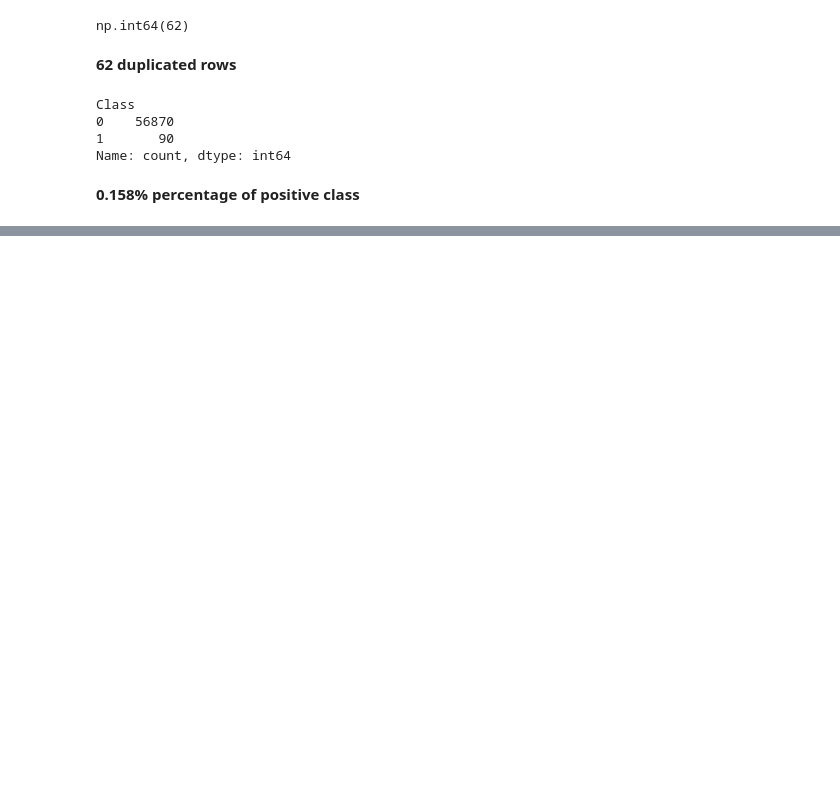
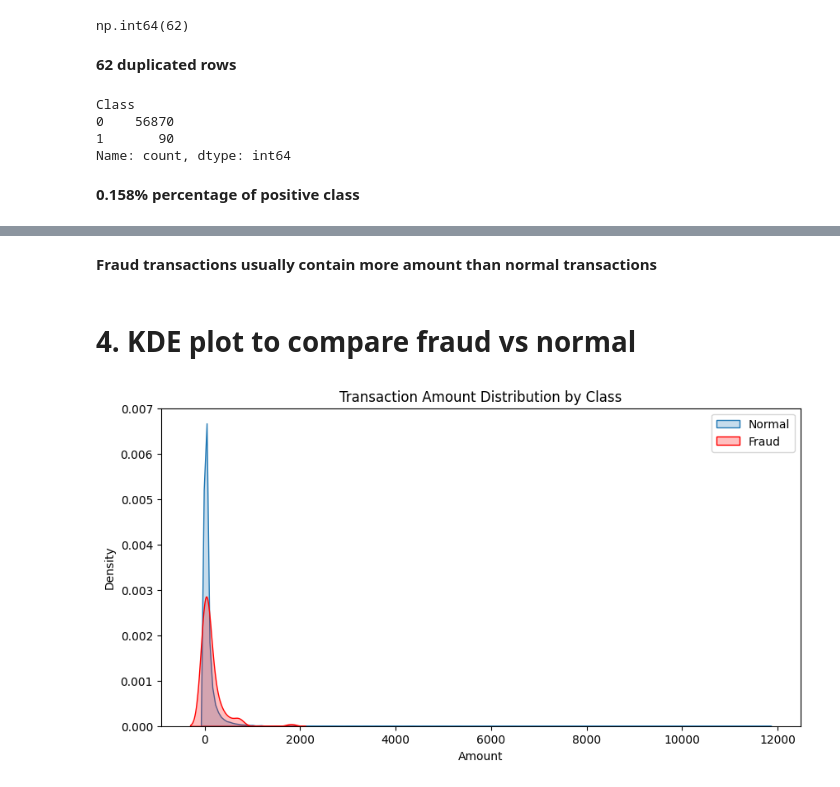
Before and after one commit to mostafaayman646/Credit-card-fraud-detection, a Jupyter notebook: EDA.ipynb, the cells around one changed output, grey strips where cells are left out. Cells and saved outputs as stored; diff of their text form; code cells hidden in the pictures; blank space fills up the shorter version.

```diff
--- a/EDA.ipynb
+++ b/EDA.ipynb
@@ -139,0 +182,15 @@ for i in range(0, len(columns)-1, n):
+# %% [markdown]
+**Fraud transactions usually contain more amount than normal transactions**
+# %% [markdown]
+# 4. KDE plot to compare fraud vs normal
+# %%
+plt.figure(figsize=(10,5))
+sns.kdeplot(df[df['Class']==0]['Amount'], label="Normal", fill=True)
+sns.kdeplot(df[df['Class']==1]['Amount'], label="Fraud", fill=True, color="red")
+plt.title("Transaction Amount Distribution by Class")
+plt.xlabel("Amount")
+plt.ylabel("Density")
+plt.legend()
+plt.show()
+# %% [output]
+[figure, added]
```
Also changed, not shown: parts of 16 cells of this notebook.
